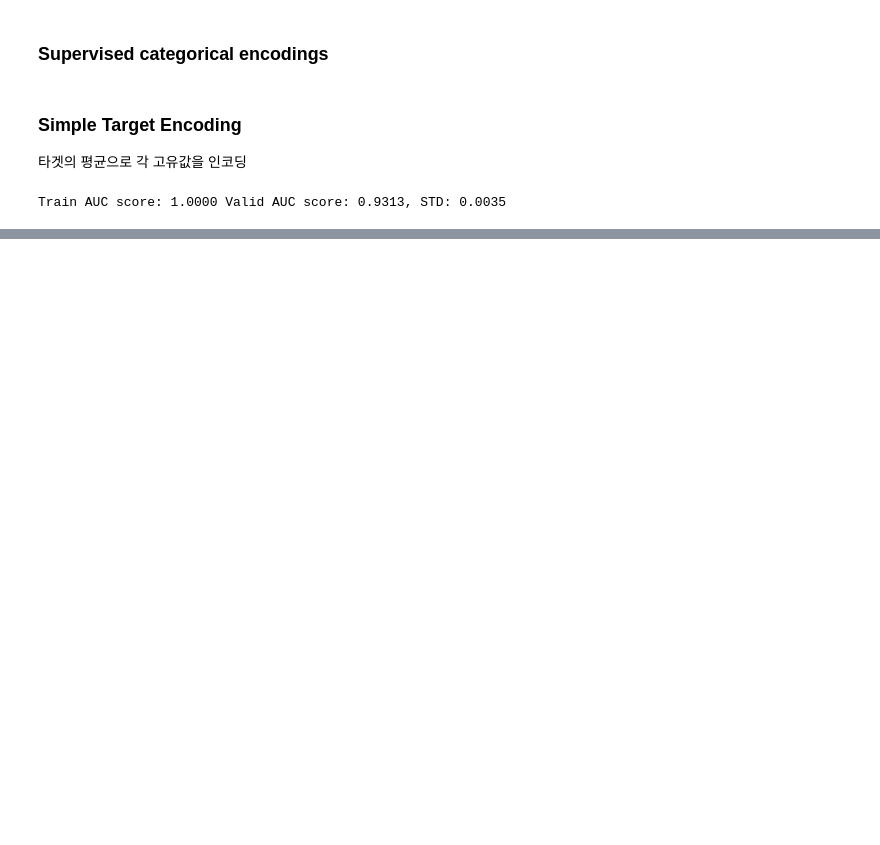
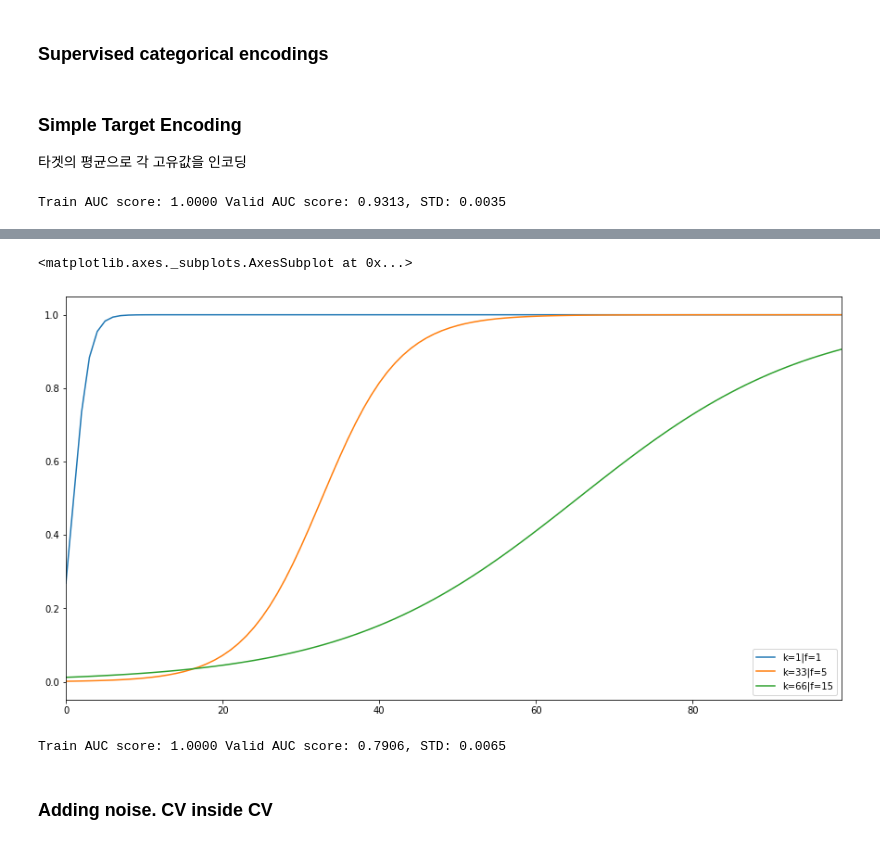
Before and after one commit to water-lilies/kaggle, a Jupyter notebook: 01-3 Amazon.com - Employee Access Challenge.ipynb, the cells around one changed output, grey strips where cells are left out. Drawn from its saved outputs; the diff is of its cells as text; code cells hidden in the pictures; blank space fills up the shorter version.

```diff
--- a/01-3 Amazon.com - Employee Access Challenge.ipynb
+++ b/01-3 Amazon.com - Employee Access Challenge.ipynb
@@ -85,0 +128,53 @@ Train AUC score: 1.0000 Valid AUC score: 0.9313, STD: 0.0035
+# %%
+%matplotlib inline
+x = np.linspace(0,100,100)
+plot = pd.DataFrame()
+
+te = TargetEncodingSmoothing([], 1,1)
+plot["k=1|f=1"] = te.smoothing_func(x)
+
+te = TargetEncodingSmoothing([], 33,5)
+plot["k=33|f=5"] = te.smoothing_func(x)
+
+te = TargetEncodingSmoothing([], 66,15)
+plot["k=66|f=15"] = te.smoothing_func(x)
+
+plot.plot(figsize = (15,8))
+# %% [output]
+<matplotlib.axes._subplots.AxesSubplot at 0x...>
+[figure, added]
+# %%
+skf = StratifiedKFold(n_splits=5, random_state=5451, shuffle=True)
+te = TargetEncoding(columns_names=col4train)
+X_tr = te.fit_transform(train, y).values
+
+
+scores = []
+tr_scores = []
+for train_index, test_index in skf.split(train, y):
+    train_df = train.loc[train_index,col4train].reset_index(drop = True)
+    valid_df = train.loc[test_index,col4train].reset_index(drop = True)
+    train_y, valid_y = y[train_index], y[test_index]
+    te = TargetEncodingSmoothing(
+        columns_names= col4train,
+        k = 3, f = 1.5
+    )
+    X_tr = te.fit_transform(train_df, train_y).values
+    X_val = te.transform(valid_df).values
+
+    model = get_model()
+    model.fit(X_tr,train_y)
+
+    predictions = model.predict_proba(X_val)[:,1]
+    scores.append(roc_auc_score(valid_y, predictions))
+
+    train_preds = model.predict_proba(X_tr)[:,1]
+    tr_scores.append(roc_auc_score(train_y, train_preds))
+
+print("Train AUC score: {:.4f} Valid AUC score: {:.4f}, STD: {:.4f}".format(
+    np.mean(tr_scores), np.mean(scores), np.std(scores)
+))
+# %% [output]
+Train AUC score: 1.0000 Valid AUC score: 0.7906, STD: 0.0065
+# %% [markdown]
+### Adding noise. CV inside CV
```
Also changed, not shown: parts of 14 cells of this notebook, 1 other file.
